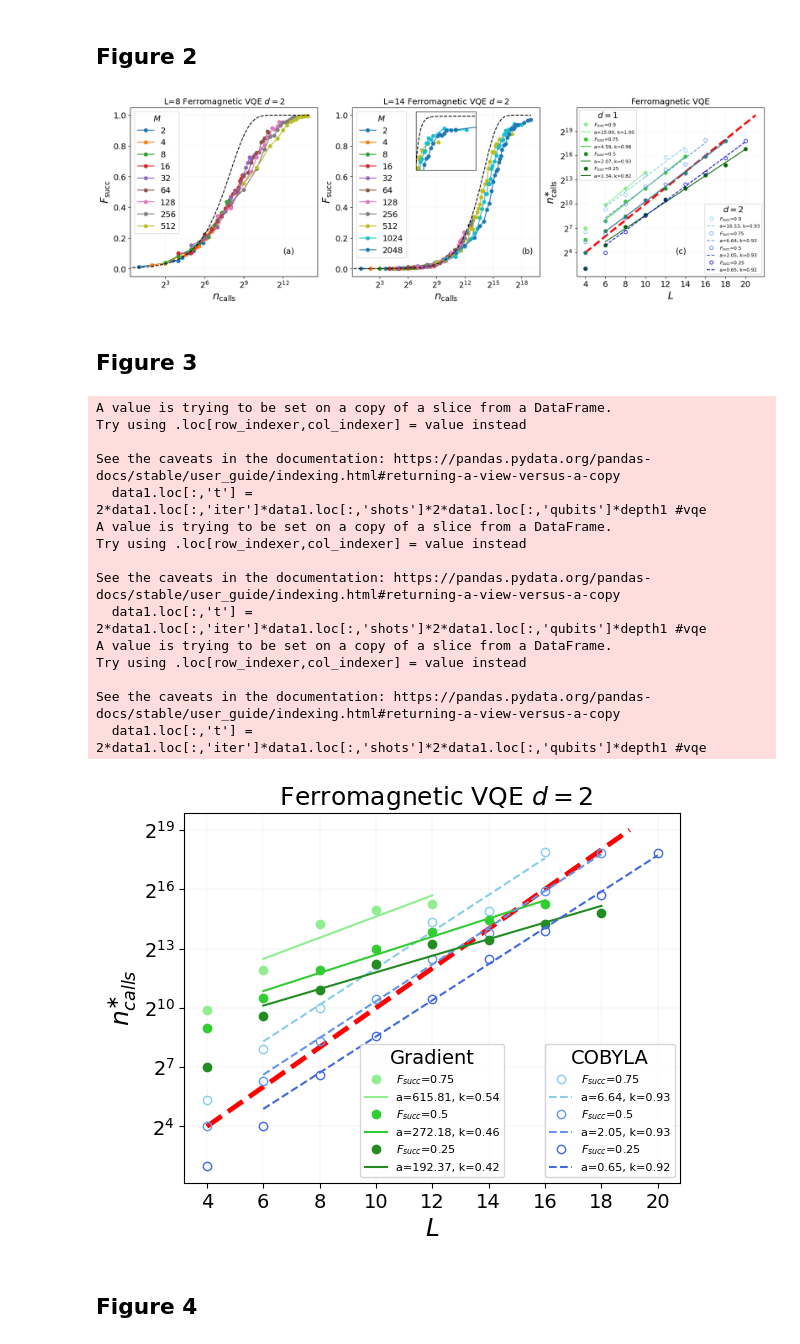
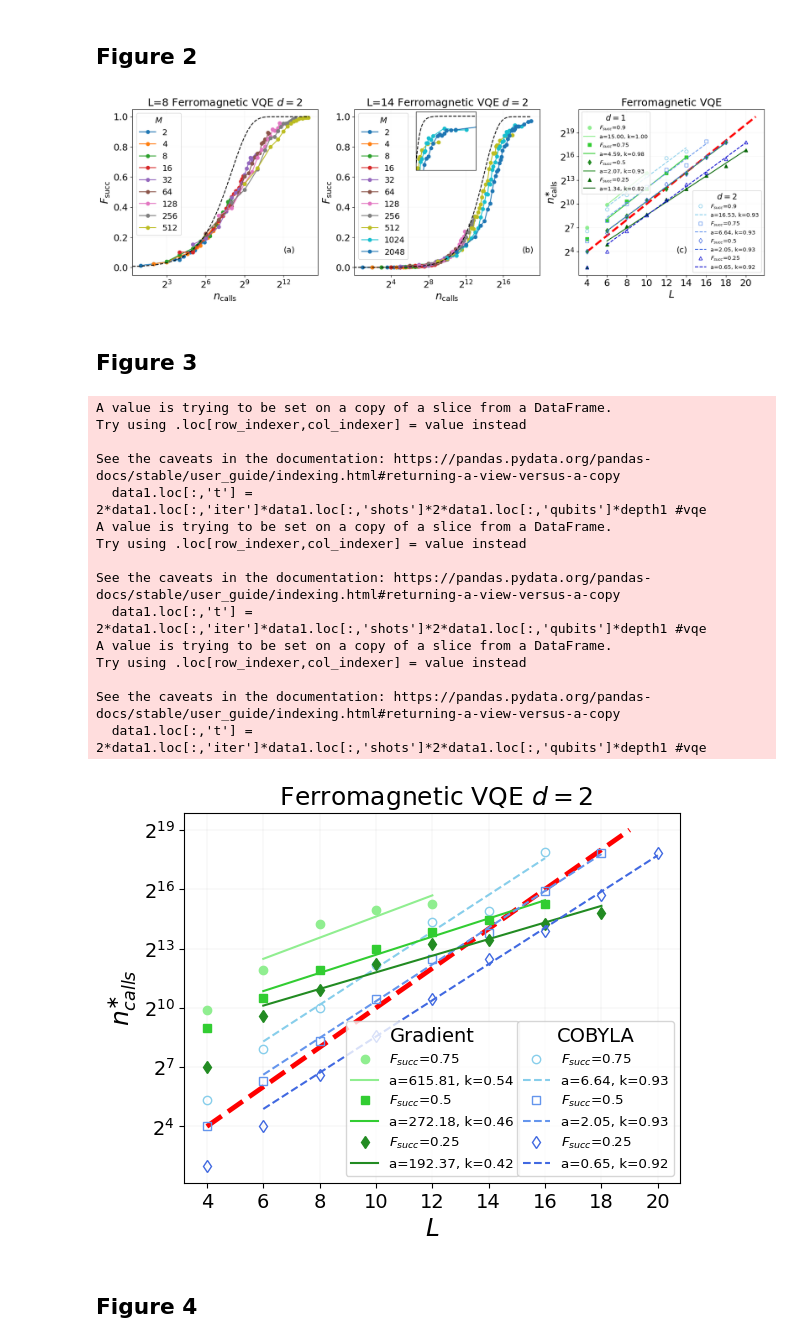
Before and after one commit to gscriva/cvar-opt, a Jupyter notebook: paper-figures.ipynb, the cells around one changed output. Saved outputs shown, nothing was run; the diff lists cells and outputs as text; code cells hidden in the pictures.

```diff
--- a/paper-figures.ipynb
+++ b/paper-figures.ipynb
@@ -18,15 +18,16 @@ Set matplotlib's hyperparameters.
 # %%
 SMALL_SIZE = 8
 MEDIUM_SIZE = 14
+BIG_SIZE = 16
 BIGGER_SIZE = 18
 
 plt.rc('font', size=MEDIUM_SIZE)          # controls default text sizes
 plt.rc('axes', titlesize=BIGGER_SIZE)     # fontsize of the axes title
 plt.rc('axes', labelsize=BIGGER_SIZE)    # fontsize of the x and y labels
-plt.rc('xtick', labelsize=MEDIUM_SIZE)    # fontsize of the tick labels
-plt.rc('ytick', labelsize=MEDIUM_SIZE)    # fontsize of the tick labels
+plt.rc('xtick', labelsize=BIG_SIZE)    # fontsize of the tick labels
+plt.rc('ytick', labelsize=BIG_SIZE)    # fontsize of the tick labels
 plt.rc('legend', fontsize=MEDIUM_SIZE)    # legend fontsize
-plt.rc('figure', titlesize=MEDIUM_SIZE)  # fontsize of the figure title
+plt.rc('figure', titlesize=BIG_SIZE)  # fontsize of the figure title
 # %% [markdown]
 Define the saling functions.
 # %%
@@ -78,12 +79,12 @@ for i, subplot in enumerate(subplots.ravel()):
         subplot.plot(np.arange(0,2**(6+qubits),2), 1 - (1-1/(2**qubits))**np.arange(0,2**(6+qubits),2), '--', color="black")
         subplot.set_xscale("log", base=2)
 
-        subplot.set_xlabel(r"$n_{\mathrm{calls}}$")
-        subplot.set_ylabel(r"$F_{\mathrm{succ}}$")
+        subplot.set_xlabel(r"$n_{\mathrm{calls}}$", fontsize=BIGGER_SIZE)
+        subplot.set_ylabel(r"$F_{\mathrm{succ}}$", fontsize=BIGGER_SIZE)
 
         subplot.grid(linewidth = 0.1)
 
-        subplot.set_title(f"L={qubits} Ferromagnetic " + r"VQE $d=$" + f"{depth}", fontsize=14)
+        subplot.set_title(f"L={qubits} Ferromagnetic " + r"VQE $d=$" + f"{depth}")
         subplot.legend(title=r'$M$')
 
         subplot.text(2**12, 0.1, '(a)')
@@ -110,7 +111,7 @@ for i, subplot in enumerate(subplots.ravel()):
         subplot.set_xlabel(r"$n_{\mathrm{calls}}$")
         subplot.set_ylabel(r"$F_{\mathrm{succ}}$")
 
-        subplot.set_title(f"L={qubits} Ferromagnetic " + r"VQE $d=$" + f"{depth}", fontsize=14)
+        subplot.set_title(f"L={qubits} Ferromagnetic " + r"VQE $d=$" + f"{depth}")
         subplot.legend(title=r'$M$')
 
         inplot.plot(np.arange(0,2**(5+qubits),2), 1 - (1-1/(2**qubits))**np.arange(0,2**(5+qubits),2), '--', color="black")
@@ -150,6 +151,7 @@ for i, subplot in enumerate(subplots.ravel()):
 
         p_tresholds = [0.90, 0.75, 0.5, 0.25]
         colors = ['lightgreen', 'limegreen', 'forestgreen', 'darkgreen','lightseagreen', 'skyblue', 'cornflowerblue' , 'royalblue', 'mediumblue', 'darkblue']
+        markers=['o','s','d','^']
         for j, (p, color) in enumerate(zip(p_tresholds, colors)):
             data1 = ferro_df[(ferro_df['algo'] == algo) & (ferro_df['circ_depth'] == depth1) & (ferro_df['qubits'] >= min_qubits)]
             data2 = ferro_df[(ferro_df['algo'] == algo) & (ferro_df['circ_depth'] == depth2) & (ferro_df['qubits'] >= min_qubits)]
@@ -158,15 +160,15 @@ for i, subplot in enumerate(subplots.ravel()):
             gt_p2 = data2[data2['p_succ'] > p].groupby('qubits', as_index=False)['t'].min()
 
             popt1, _ = optimize.curve_fit(fun_lin, gt_p1['qubits'][1:], np.log2(gt_p1['t'][1:]))
-            plot1, = subplot.plot(gt_p1['qubits'], gt_p1['t'], "o", label=r"$F_{succ}$"+f"={p}", color=color)
+            plot1, = subplot.plot(gt_p1['qubits'], gt_p1['t'], "o", label=r"$F_{succ}$"+f"={p} ", color=color, marker=markers[j])
             plots1.append(plot1)
-            plot1, = subplot.plot(gt_p1['qubits'][1:], fun_exp(gt_p1['qubits'][1:], 2**popt1[0], popt1[1]), "-", label=f"a={2**popt1[0]:.2f}, k={popt1[1]:.2f}", color=color)
+            plot1, = subplot.plot(gt_p1['qubits'][1:], fun_exp(gt_p1['qubits'][1:], 2**popt1[0], popt1[1]), "-", color=color,label=f"a={2**popt1[0]:.2f}, k={popt1[1]:.2f}")
             plots1.append(plot1)
 
             popt2, _ = optimize.curve_fit(fun_lin, gt_p2['qubits'][2:], np.log2(gt_p2['t'][2:]))
-            plot2, = subplot.plot(gt_p2['qubits'], gt_p2['t'], "o", label=r"$F_{succ}$"+f"={p}", fillstyle='none', color=colors[j+5])
+            plot2, = subplot.plot(gt_p2['qubits'], gt_p2['t'], "o", label=r"$F_{succ}$"+f"={p} ", fillstyle='none', marker=markers[j], color=colors[j+5])
             plots2.append(plot2)
-            plot2, = subplot.plot(gt_p2['qubits'][1:], fun_exp(gt_p2['qubits'][1:], 2**popt2[0], popt2[1]), "--", label=f"a={2**popt2[0]:.2f}, k={popt2[1]:.2f}", color=colors[j+5])
+            plot2, = subplot.plot(gt_p2['qubits'][1:], fun_exp(gt_p2['qubits'][1:], 2**popt2[0], popt2[1]), "--", color=colors[j+5],label=f"a={2**popt2[0]:.2f}, k={popt2[1]:.2f}",)
             plots2.append(plot2)
 
         subplot.set_yscale('log', base=2)
@@ -174,20 +176,25 @@ for i, subplot in enumerate(subplots.ravel()):
         subplot.set_xlabel(r"$L$")
         subplot.set_xticks(np.arange(min_qubits, max_qubits+1, 2))
 
-        first_legend = subplot.legend(handles=plots1, title=r"$d=$"+f"{depth1}", loc='upper left', fontsize="xx-small")
+        first_legend = subplot.legend(handles=plots1, title=r"$d=$"+f"{depth1}", loc='upper left', fontsize="x-small")
         ax = subplot.add_artist(first_legend)
 
         subplot.grid(linewidth = 0.1)
 
-        subplot.legend(handles=plots2, loc='lower right', title=r"$d=$"+f"{depth2}", fontsize="xx-small")
+        subplot.legend(handles=plots2, loc='lower right', title=r"$d=$"+f"{depth2}", fontsize="x-small")
 
-        subplot.set_title("Ferromagnetic " + r"VQE", fontsize=14)
+        subplot.set_title("Ferromagnetic " + r"VQE", fontsize=BIGGER_SIZE)
 
         subplot.text(13, 2**3.9, '(c)')
 
-plt.savefig("img/figure2a_2c", format="pdf")
+plt.xticks(fontsize=BIGGER_SIZE)
+plt.yticks(fontsize=BIGGER_SIZE)
+
+
+plt.savefig("img/figure2a_2c.png", dpi=300)
+#plt.savefig("img/figure2a_2c", format="pdf")
 # %% [output]
-[figure, old version]
+[figure, new version]
 # %% [markdown]
 
 ## Figure 3
@@ -209,6 +219,7 @@ plots1, plots2 = [], []
 
 p_tresholds = [0.75, 0.5, 0.25]
 colors = ['lightgreen', 'limegreen', 'forestgreen', 'darkgreen','lightseagreen', 'skyblue', 'cornflowerblue' , 'royalblue', 'mediumblue', 'darkblue']
+markers=['o','s','d','^']
 for j, (p, color) in enumerate(zip(p_tresholds, colors)):
     data1 = data_grad[(data_grad['algo'] == algo) & (data_grad['circ_depth'] == depth1) & (data_grad['qubits'] >= min_qubits) & (data_grad['qubits'] <= max_qubits)]
     data2 = ferro_df[(ferro_df['algo'] == algo) & (ferro_df['circ_depth'] == depth2) & (ferro_df['qubits'] >= min_qubits) ]
@@ -225,53 +236,54 @@ for j, (p, color) in enumerate(zip(p_tresholds, colors)):
     gt_p1 = data1[data1['p_succ'] > p].groupby('qubits', as_index=False)['t'].min()
     gt_p2 = data2[data2['p_succ'] > p].groupby('qubits', as_index=False)['t'].min()
 
-    plot1, = ax.plot(gt_p1['qubits'], gt_p1['t'], "o", label=r"$F_{succ}$"+f"={p}", color=color)
+    plot1, = ax.plot(gt_p1['qubits'], gt_p1['t'], "o", label=r"$F_{succ}$"+f"={p}", marker=markers[j], color=color)
     plots1.append(plot1)
     if p!=0.9:
         popt1, _ = optimize.curve_fit(fun_lin, gt_p1['qubits'][1:], np.log2(gt_p1['t'])[1:])
-        plot1, = ax.plot(gt_p1['qubits'][1:], fun_exp(gt_p1['qubits'][1:], 2**popt1[0], popt1[1]), "-", label=f"a={2**popt1[0]:.2f}, k={popt1[1]:.2f}", color=color)
+        plot1, = ax.plot(gt_p1['qubits'][1:], fun_exp(gt_p1['qubits'][1:], 2**popt1[0], popt1[1]), "-", color=color, label=f"a={2**popt1[0]:.2f}, k={popt1[1]:.2f}",)
     else:
         popt1, _ = optimize.curve_fit(fun_lin, gt_p1['qubits'], np.log2(gt_p1['t']))
-        plot1, = ax.plot(gt_p1['qubits'], fun_exp(gt_p1['qubits'], 2**popt1[0], popt1[1]), "-", label=f"a={2**popt1[0]:.2f}, k={popt1[1]:.2f}", color=color)
+        plot1, = ax.plot(gt_p1['qubits'], fun_exp(gt_p1['qubits'], 2**popt1[0], popt1[1]), "-", color=color, label=f"a={2**popt1[0]:.2f}, k={popt1[1]:.2f}")
     plots1.append(plot1)
 
     popt2, _ = optimize.curve_fit(fun_lin, gt_p2['qubits'][2:], np.log2(gt_p2['t'])[2:])
-    plot2, = ax.plot(gt_p2['qubits'], gt_p2['t'], "o", label=r"$F_{succ}$"+f"={p}", fillstyle='none', color=colors[j+5])
+    plot2, = ax.plot(gt_p2['qubits'], gt_p2['t'], "o", label=r"$F_{succ}$"+f"={p}", fillstyle='none', marker=markers[j], color=colors[j+5])
     plots2.append(plot2)
-    plot2, = ax.plot(gt_p2['qubits'][1:], fun_exp(gt_p2['qubits'][1:], 2**popt2[0], popt2[1]), "--", label=f"a={2**popt2[0]:.2f}, k={popt2[1]:.2f}", color=colors[j+5])
+    plot2, = ax.plot(gt_p2['qubits'][1:], fun_exp(gt_p2['qubits'][1:], 2**popt2[0], popt2[1]), "--", color=colors[j+5], label=f"a={2**popt2[0]:.2f}, k={popt2[1]:.2f}")
     plots2.append(plot2)
 
 ax.set_yscale('log', base=2)
 ax.set_ylabel(r"$n^{\ast}_{calls}$")
 ax.set_xlabel(r"$L$")
 ax.set_xticks(np.arange(min_qubits, max_qubits+1, 2))
 
 ax.grid(linewidth = 0.1)
 
-first_legend = ax.legend(handles=plots1, title=r"Gradient", loc='lower center', fontsize="xx-small")
+first_legend = ax.legend(handles=plots1, title=r"Gradient", loc='lower center', fontsize="x-small")
 ax1 = plt.gca().add_artist(first_legend)
-ax.legend(handles=plots2, loc='lower right', title=r"COBYLA", fontsize="xx-small")
+ax.legend(handles=plots2, loc='lower right', title=r"COBYLA", fontsize="x-small")
 
 ax.set_title(f" Ferromagnetic {algo.upper()} " + r"$d=$"+f"{depth1}")
 
-L=plt.savefig("img/figure3", format="pdf")
+plt.savefig("img/figure3.png", dpi=300)
+#plt.savefig("img/figure3", format="pdf")
 # %% [output]
 A value is trying to be set on a copy of a slice from a DataFrame.
 Try using .loc[row_indexer,col_indexer] = value instead
 
 See the caveats in the documentation: https://pandas.pydata.org/pandas-docs/stable/user_guide/indexing.html#returning-a-view-versus-a-copy
   data1.loc[:,'t'] = 2*data1.loc[:,'iter']*data1.loc[:,'shots']*2*data1.loc[:,'qubits']*depth1 #vqe
 A value is trying to be set on a copy of a slice from a DataFrame.
 Try using .loc[row_indexer,col_indexer] = value instead
 
 See the caveats in the documentation: https://pandas.pydata.org/pandas-docs/stable/user_guide/indexing.html#returning-a-view-versus-a-copy
   data1.loc[:,'t'] = 2*data1.loc[:,'iter']*data1.loc[:,'shots']*2*data1.loc[:,'qubits']*depth1 #vqe
 A value is trying to be set on a copy of a slice from a DataFrame.
 Try using .loc[row_indexer,col_indexer] = value instead
 
 See the caveats in the documentation: https://pandas.pydata.org/pandas-docs/stable/user_guide/indexing.html#returning-a-view-versus-a-copy
   data1.loc[:,'t'] = 2*data1.loc[:,'iter']*data1.loc[:,'shots']*2*data1.loc[:,'qubits']*depth1 #vqe
-[figure, old version]
+[figure, new version]
 # %% [markdown]
 
 ## Figure 4
```
Also changed, not shown: parts of 10 cells of this notebook, 1 other file.
